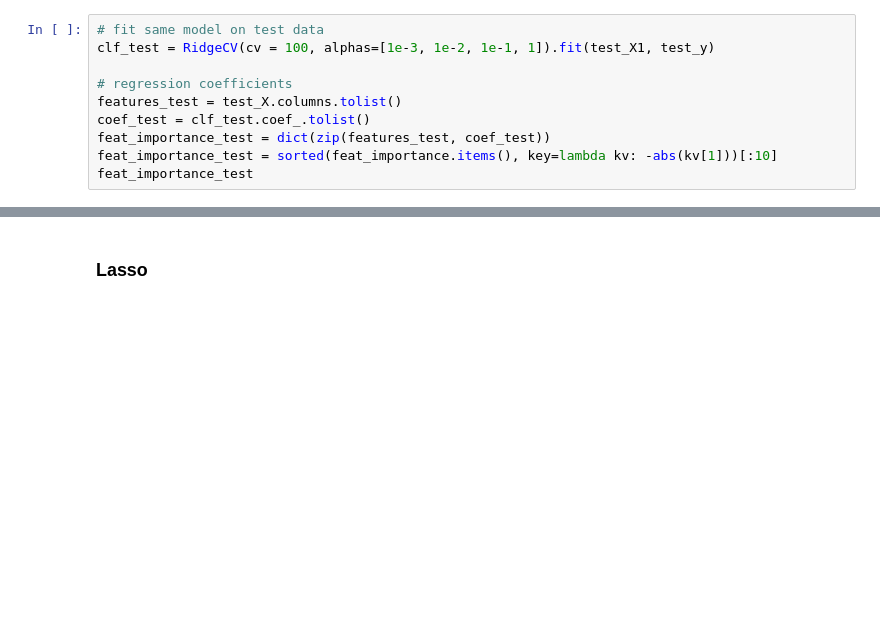
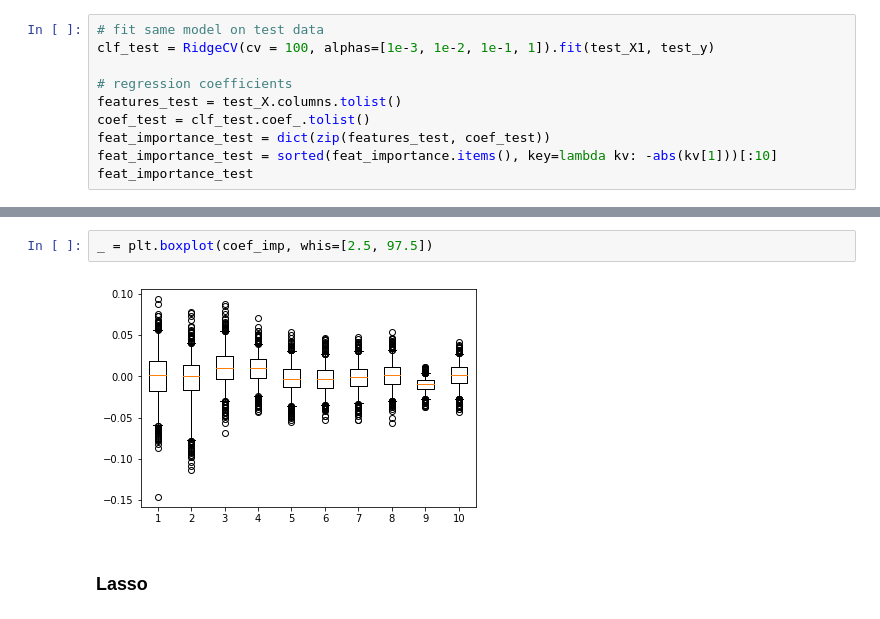
Before and after one commit to AlexaYuqinD/MS-E226-Project, a Jupyter notebook: Prediction.ipynb, the cells around one changed output, grey strips where cells are left out. Drawn from its saved outputs; the diff is of its cells as text; blank space fills up the shorter version.

```diff
--- a/Prediction.ipynb
+++ b/Prediction.ipynb
@@ -361,3 +429,7 @@ feat_importance_test
+# %%
+_ = plt.boxplot(coef_imp, whis=[2.5, 97.5])
+# %% [output]
+[figure, added]
 # %% [markdown]
 ### Lasso
 # %%
```
Also changed, not shown: parts of 29 cells of this notebook, 1 other file.
